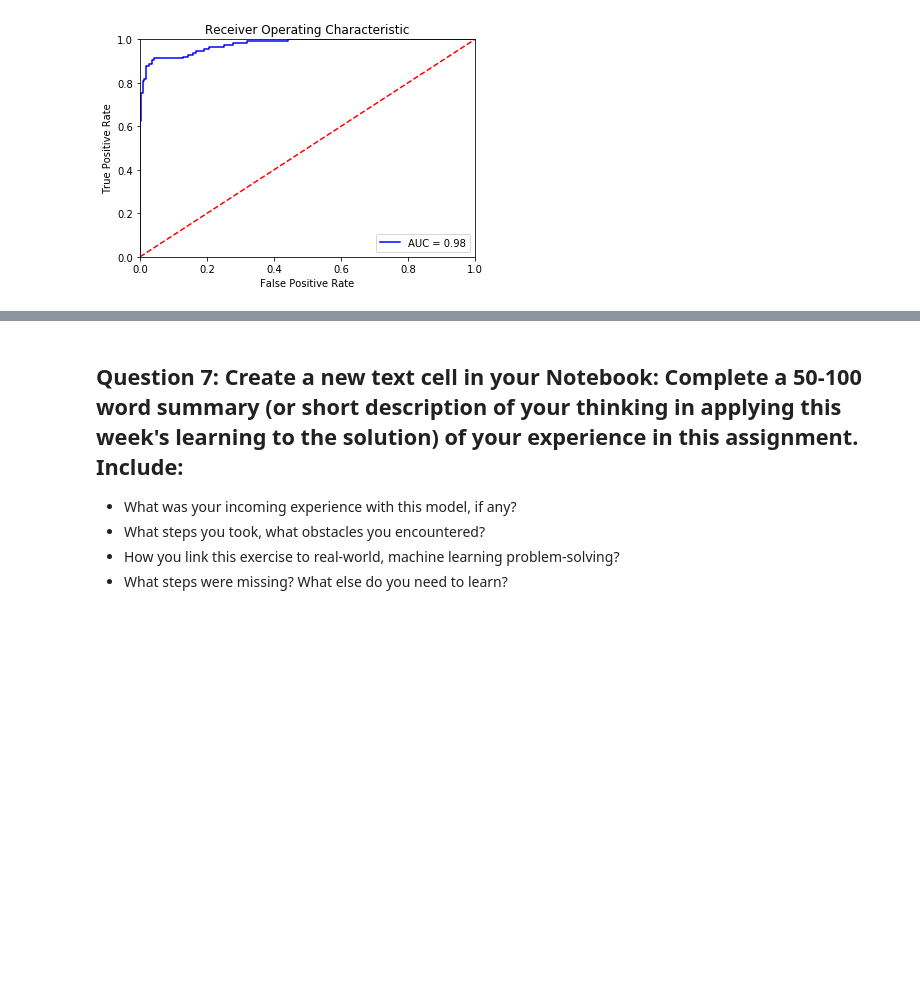
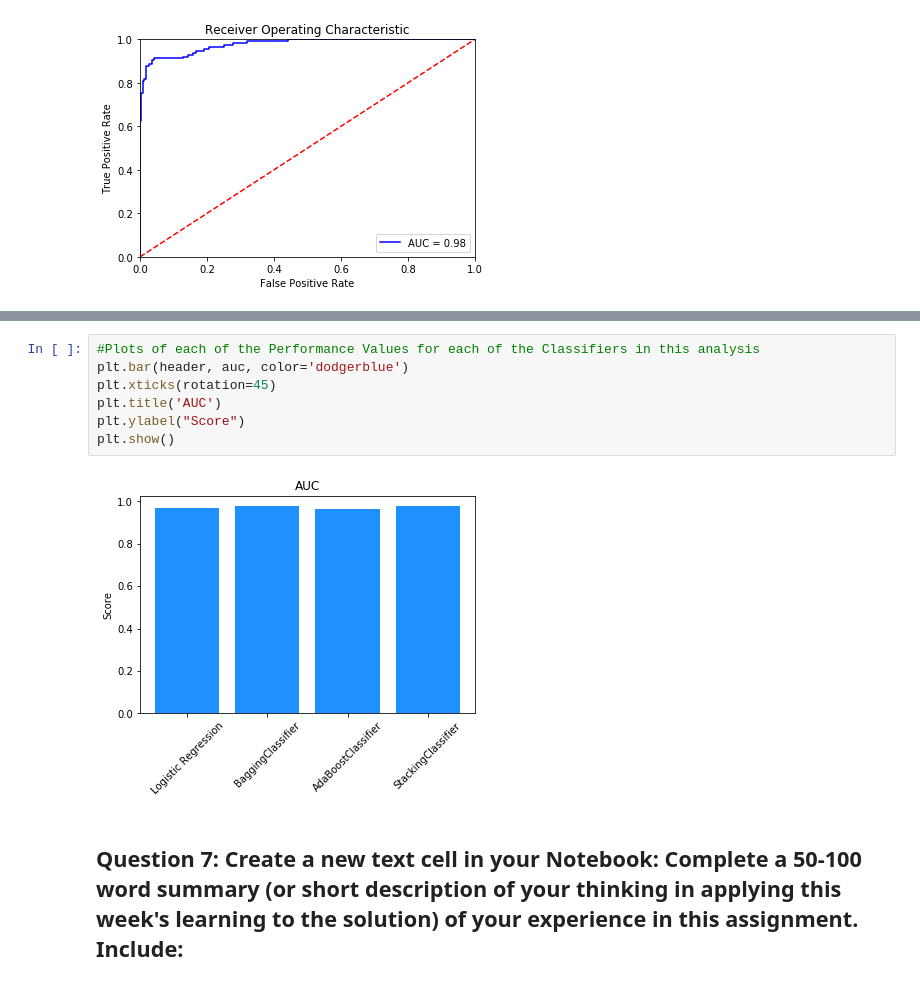
Before and after one commit to rodolfolermacontreras/ML_2_Assignment_4, a Jupyter notebook: ML520-Lesson4-RodolfoLerma.ipynb, the cells around one changed output, grey strips where cells are left out. Saved outputs shown, nothing was run; the diff lists cells and outputs as text; blank space fills up the shorter version.

```diff
--- a/ML520-Lesson4-RodolfoLerma.ipynb
+++ b/ML520-Lesson4-RodolfoLerma.ipynb
@@ -462,7 +485,11 @@ ROC_curve(fpr,tpr,stacking_roc_auc_final)
+# %%
+#Plots of each of the Performance Values for each of the Classifiers in this analysis
+plt.bar(header, auc, color='dodgerblue')
+plt.xticks(rotation=45)
+plt.title('AUC')
+plt.ylabel("Score")
+plt.show()
+# %% [output]
+[figure, added]
 # %% [markdown]
 ## Question 7: Create a new text cell in your Notebook: Complete a 50-100 word summary (or short description of your thinking in applying this week's learning to the solution) of your experience in this assignment. Include:
-
-- What was your incoming experience with this model, if any?
-- What steps you took, what obstacles you encountered?
-- How you link this exercise to real-world, machine learning problem-solving?
-- What steps were missing? What else do you need to learn?
```
Also changed, not shown: parts of 11 cells of this notebook.
